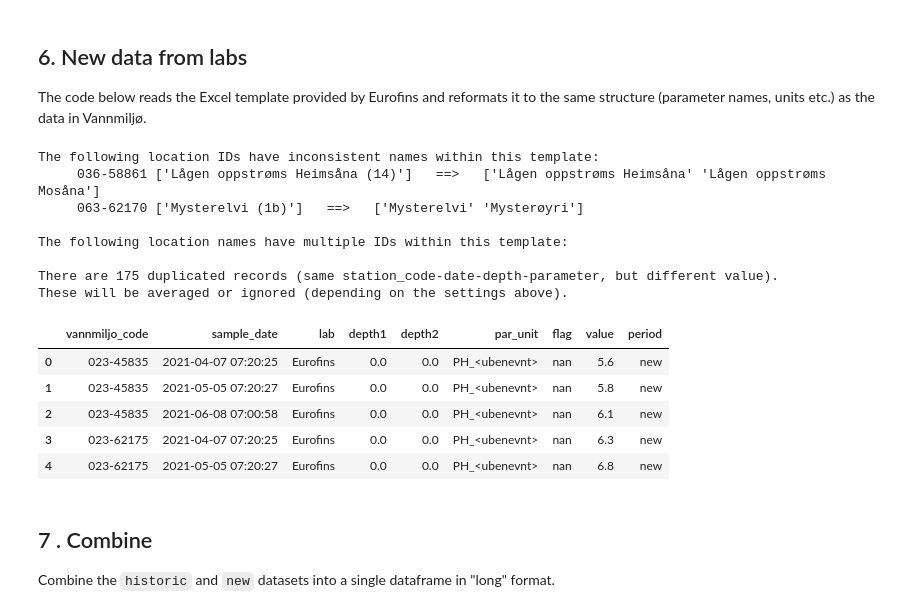
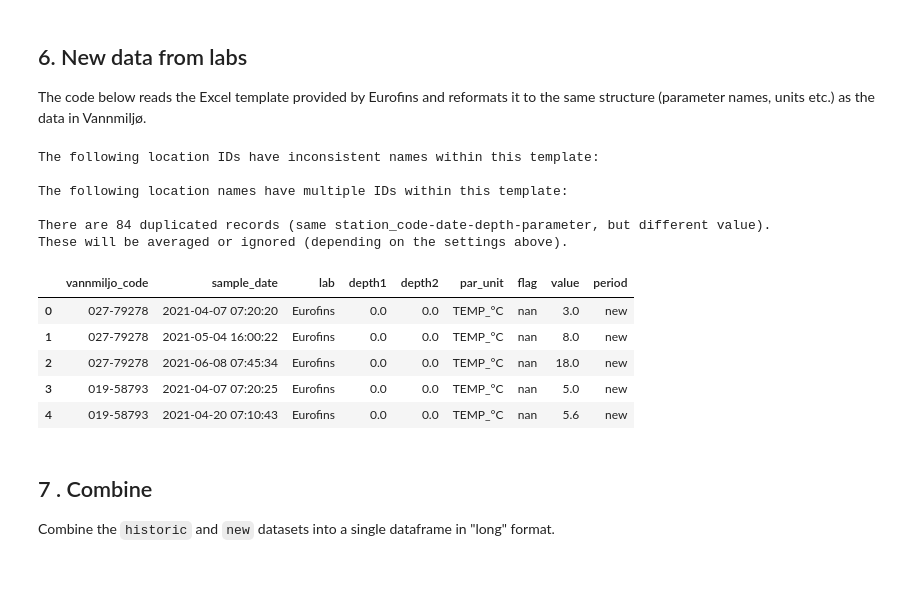
Before and after one commit to NIVANorge/tiltaksovervakingen, a Jupyter notebook: notebooks/eurofins_2021_q2/01_data_processing.ipynb, the cells around one changed output. Cells and saved outputs as stored; diff of their text form; code cells hidden in the pictures; blank space fills up the shorter version.

Commit message:
Process Eurofins 2021 Q2

```diff
--- a/notebooks/eurofins_2021_q2/01_data_processing.ipynb
+++ b/notebooks/eurofins_2021_q2/01_data_processing.ipynb
@@ -281,7 +289,7 @@ qtr = 2
 
 # Read new data
 new_df = utils.read_data_template(
-    r"../../data/eurofins_data_to_2021-06-30.xlsx",
+    r"../../data/eurofins_data_to_2021-06-30_v2.xlsx",
     sheet_name="results",
     lab=lab,
 )
@@ -301,41 +309,39 @@ new_dup_df.to_csv(
 # new_df = (
 #    new_df.groupby(key_cols)
 #    .aggregate(
 #        {
 #            "flag": "first",
 #            "value": "mean",
 #        }
 #    )
 #    .reset_index()
 # )
 
 # Remove all duplicates
 new_df.drop_duplicates(subset=key_cols, keep=False, inplace=True)
 
 # Add label for data period
 new_df["period"] = "new"
 
 print(
     f"\nThere are {len(new_dup_df)} duplicated records (same station_code-date-depth-parameter, but different value).\n"
     "These will be averaged or ignored (depending on the settings above).\n"
 )
 
 new_df.head()
 # %% [output]
 The following location IDs have inconsistent names within this template:
-     036-58861 ['Lågen oppstrøms Heimsåna (14)']   ==>   ['Lågen oppstrøms Heimsåna' 'Lågen oppstrøms Mosåna']
-     063-62170 ['Mysterelvi (1b)']   ==>   ['Mysterelvi' 'Mysterøyri']
 
 The following location names have multiple IDs within this template:
 
-There are 175 duplicated records (same station_code-date-depth-parameter, but different value).
+There are 84 duplicated records (same station_code-date-depth-parameter, but different value).
 These will be averaged or ignored (depending on the settings above).
 |  | vannmiljo_code | sample_date | lab | depth1 | depth2 | par_unit | flag | value | period |
-| 0 | 023-45835 | 2021-04-07 07:20:25 | Eurofins | 0.0 | 0.0 | PH_<ubenevnt> | nan | 5.6 | new |
-| 1 | 023-45835 | 2021-05-05 07:20:27 | Eurofins | 0.0 | 0.0 | PH_<ubenevnt> | nan | 5.8 | new |
-| 2 | 023-45835 | 2021-06-08 07:00:58 | Eurofins | 0.0 | 0.0 | PH_<ubenevnt> | nan | 6.1 | new |
-| 3 | 023-62175 | 2021-04-07 07:20:25 | Eurofins | 0.0 | 0.0 | PH_<ubenevnt> | nan | 6.3 | new |
-| 4 | 023-62175 | 2021-05-05 07:20:27 | Eurofins | 0.0 | 0.0 | PH_<ubenevnt> | nan | 6.8 | new |
+| 0 | 027-79278 | 2021-04-07 07:20:20 | Eurofins | 0.0 | 0.0 | TEMP_°C | nan | 3.0 | new |
+| 1 | 027-79278 | 2021-05-04 16:00:22 | Eurofins | 0.0 | 0.0 | TEMP_°C | nan | 8.0 | new |
+| 2 | 027-79278 | 2021-06-08 07:45:34 | Eurofins | 0.0 | 0.0 | TEMP_°C | nan | 18.0 | new |
+| 3 | 019-58793 | 2021-04-07 07:20:25 | Eurofins | 0.0 | 0.0 | TEMP_°C | nan | 5.0 | new |
+| 4 | 019-58793 | 2021-04-20 07:10:43 | Eurofins | 0.0 | 0.0 | TEMP_°C | nan | 5.6 | new |
 # %% [markdown]
 ## 7 . Combine
 
```
Also changed, not shown: parts of 3 cells of this notebook, 22 other files.
